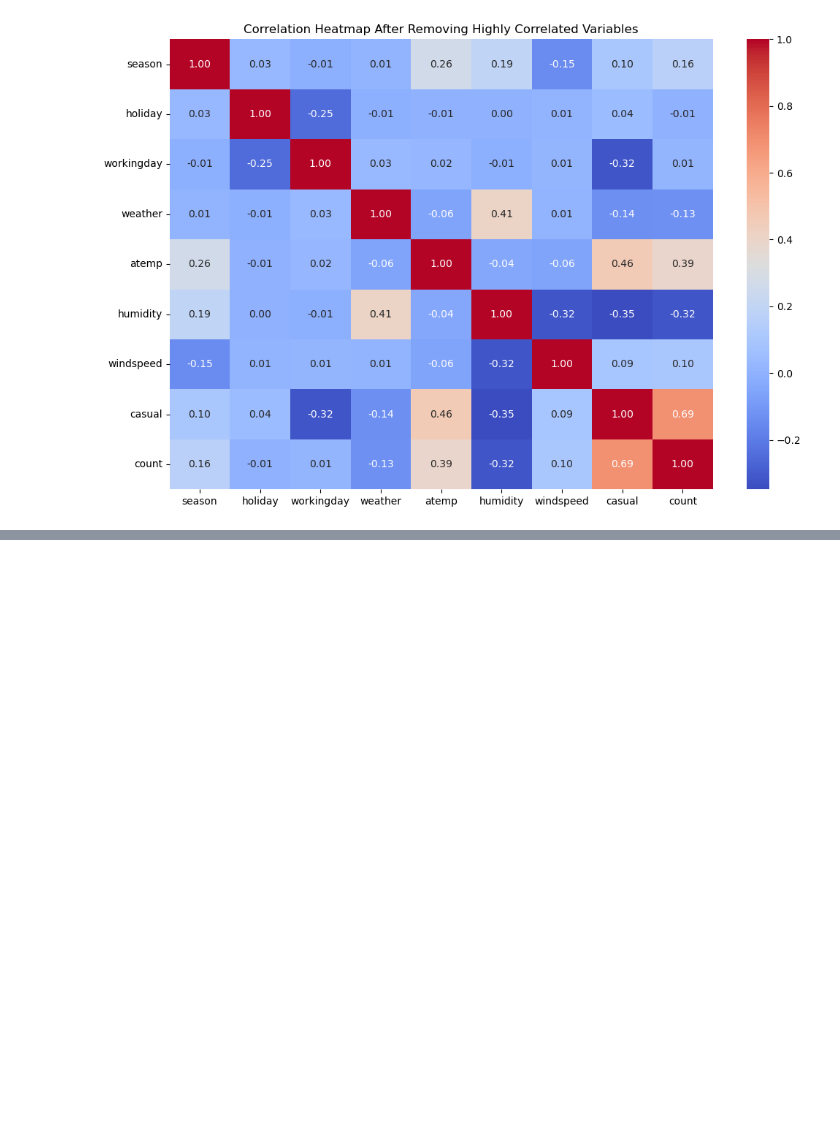
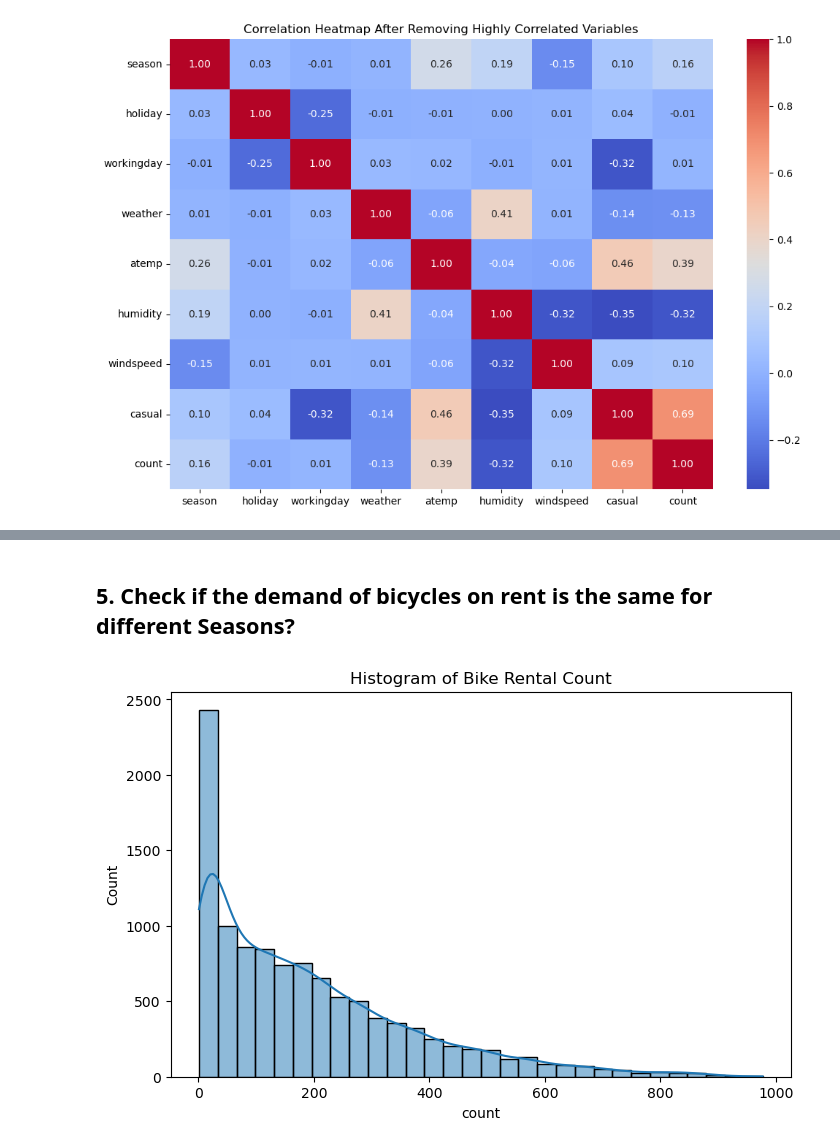
Before and after one commit to xeus-28/Yulu-Hypothesis-Testing, a Jupyter notebook: Yulu_Hypothesis_Testing.ipynb, the cells around one changed output, grey strips where cells are left out. Cells and saved outputs as stored; diff of their text form; code cells hidden in the pictures; blank space fills up the shorter version.

```diff
--- a/Yulu_Hypothesis_Testing.ipynb
+++ b/Yulu_Hypothesis_Testing.ipynb
@@ -239,0 +398,2 @@ plt.show()
+# %% [markdown]
+## 5. Check if the demand of bicycles on rent is the same for different Seasons?
@@ -239,0 +408,8 @@ plt.show()
+# %%
+# histogram
+plt.figure(figsize=(8, 5))
+sns.histplot(df['count'], bins=30, kde=True)
+plt.title('Histogram of Bike Rental Count')
+plt.show()
+# %% [output]
+[figure, added]
```
Also changed, not shown: parts of 39 cells of this notebook.
